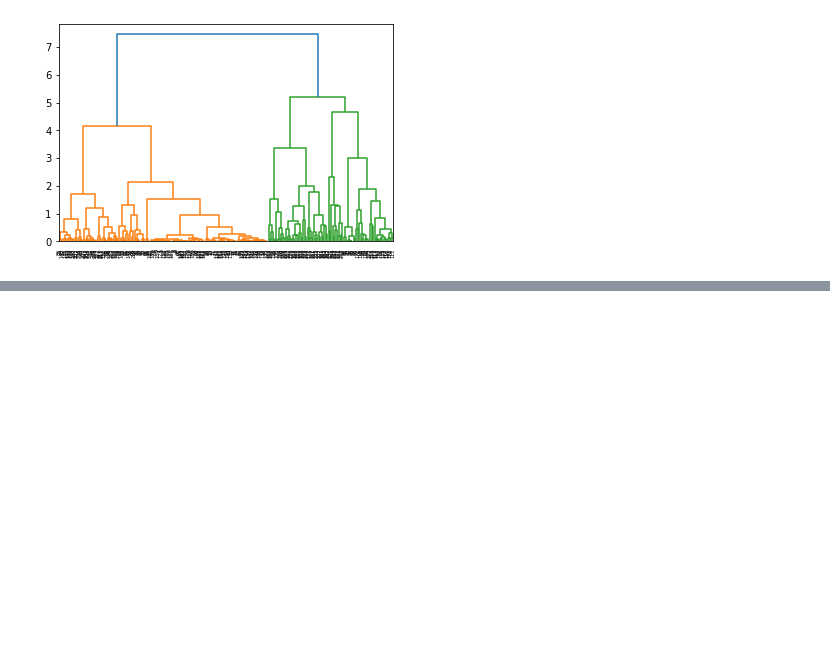
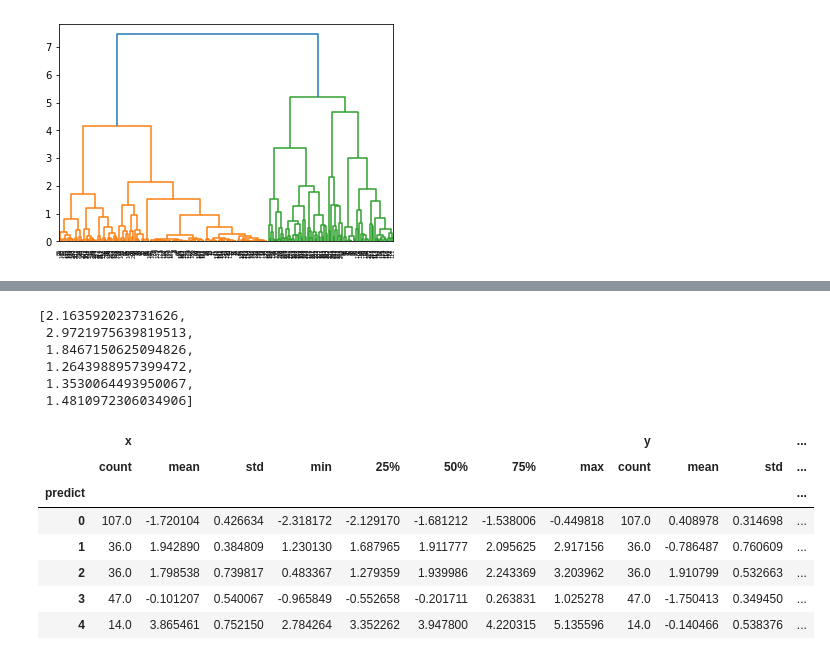
Before and after one commit to DongHyun99/Data_Mining, a Jupyter notebook: Pandas_data_analysis/StarTypeEDA.ipynb, the cells around one changed output, grey strips where cells are left out. Saved outputs shown, nothing was run; the diff lists cells and outputs as text; code cells hidden in the pictures; blank space fills up the shorter version.

```diff
--- a/Pandas_data_analysis/StarTypeEDA.ipynb
+++ b/Pandas_data_analysis/StarTypeEDA.ipynb
@@ -296,0 +327,35 @@ plt.show()렵
+# %%
+# 기울기가 가장 크게 변화한 구간을 찾는 것이므로 기울기와 기울기의 변화량을 구해보자
+m=[]
+
+for i in range(1,7):
+    pre=arr[i]-arr[i-1]
+    nex=arr[i+1]-arr[i]
+    m.append(pre/nex)
+
+# 그냥 기울기의 변화량으로만 계산해 보면 가장 큰 값이 있는 3의 구간이 나타날것이 뻔해서 비율로 나타내 보았음, cluster = 4가 적당해 보인다.
+m
+# %% [output]
+[2.163592023731626,
+ 2.9721975639819513,
+ 1.8467150625094826,
+ 1.2643988957399472,
+ 1.3530064493950067,
+ 1.4810972306034906]
+# %%
+km = KMeans(n_clusters=5, random_state=1)
+km.fit(star_pca)
+predict = pd.DataFrame(km.predict(star_pca),columns=['predict'])
+predict = pd.concat([star_pca,predict],axis=1)
+predict.groupby('predict').describe()
+# 값이 비슷하게 나오는것은 x에서는 1,2이고 y는 딱히 클러스터끼리 붙어있는 곳은 없는것 같다.
+# 1,2 또한 y 좌표에서는 확실히 구분이 되게 분포되어있다.
+# %% [output]
+|  | x |  |  |  |  |  |  |  | y |  |  | ... |
+|  | count | mean | std | min | 25% | 50% | 75% | max | count | mean | std | ... |
+| predict |  |  |  |  |  |  |  |  |  |  |  | ... |
+| 0 | 107.0 | -1.720104 | 0.426634 | -2.318172 | -2.129170 | -1.681212 | -1.538006 | -0.449818 | 107.0 | 0.408978 | 0.314698 | ... |
+| 1 | 36.0 | 1.942890 | 0.384809 | 1.230130 | 1.687965 | 1.911777 | 2.095625 | 2.917156 | 36.0 | -0.786487 | 0.760609 | ... |
+| 2 | 36.0 | 1.798538 | 0.739817 | 0.483367 | 1.279359 | 1.939986 | 2.243369 | 3.203962 | 36.0 | 1.910799 | 0.532663 | ... |
+| 3 | 47.0 | -0.101207 | 0.540067 | -0.965849 | -0.552658 | -0.201711 | 0.263831 | 1.025278 | 47.0 | -1.750413 | 0.349450 | ... |
+| 4 | 14.0 | 3.865461 | 0.752150 | 2.784264 | 3.352262 | 3.947800 | 4.220315 | 5.135596 | 14.0 | -0.140466 | 0.538376 | ... |
```
Also changed, not shown: parts of 11 cells of this notebook.
